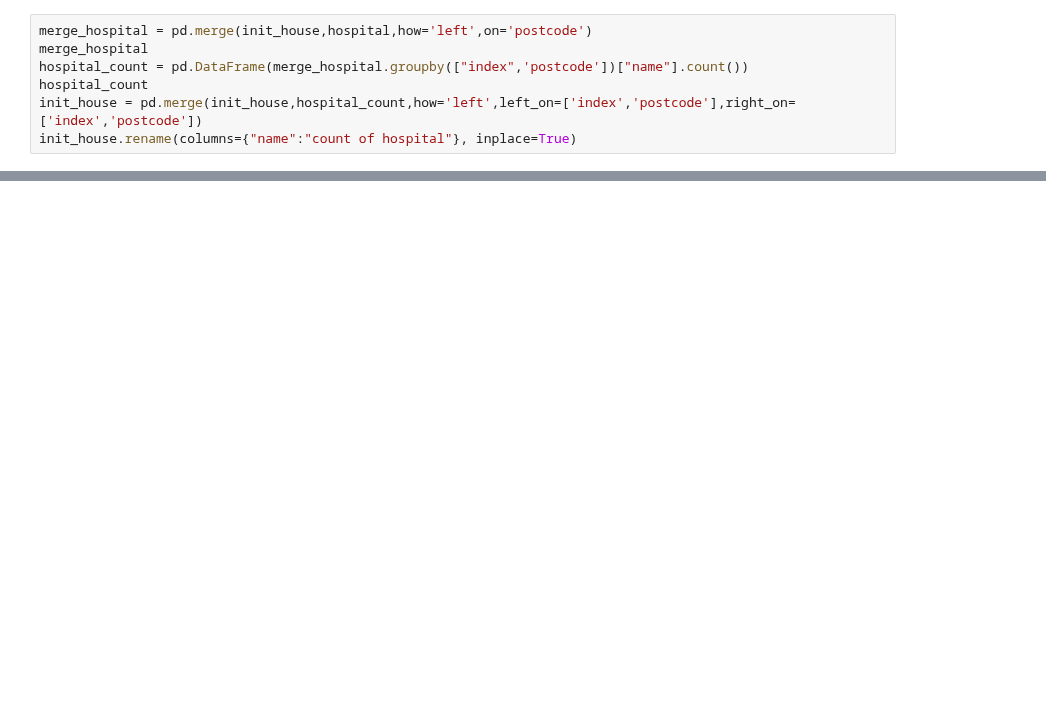
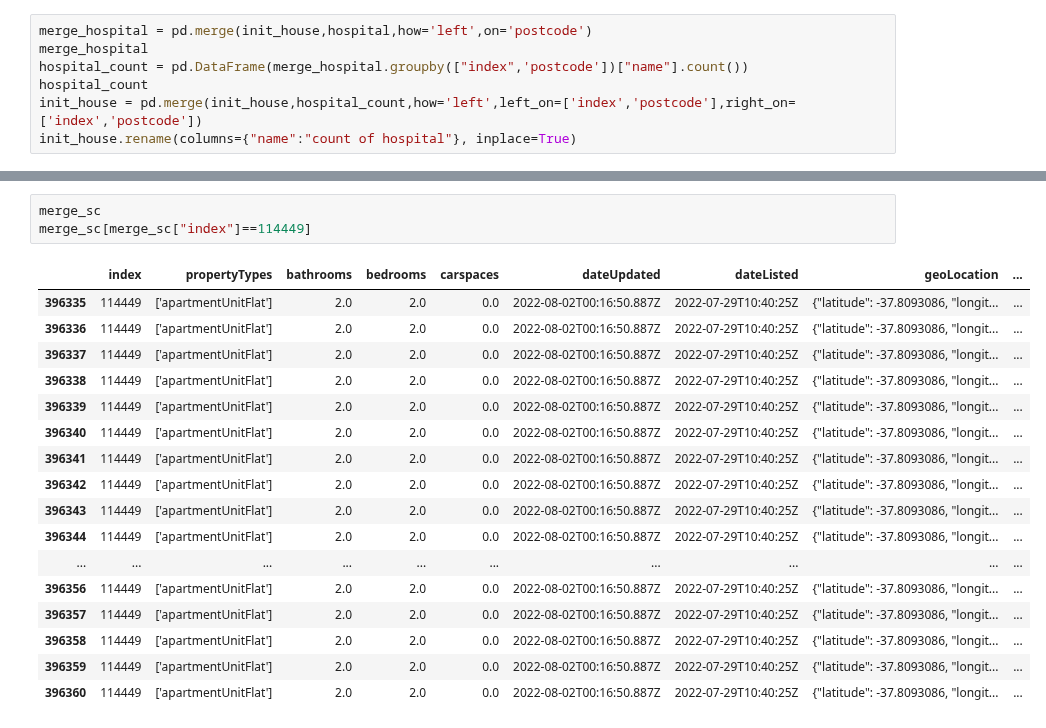
Before and after one commit to MAST30034-Applied-Data-Science/generic-real-estate-consulting-project-group-12, a Jupyter notebook: notebooks/merge.ipynb, the cells around one changed output, grey strips where cells are left out. Cells and saved outputs as stored; diff of their text form; blank space fills up the shorter version.

```diff
--- a/notebooks/merge.ipynb
+++ b/notebooks/merge.ipynb
@@ -126,0 +184,21 @@ init_house.rename(columns={"name":"count of hospital"}, inplace=True)
+# %%
+merge_sc
+merge_sc[merge_sc["index"]==114449]
+# %% [output]
+|  | index | propertyTypes | bathrooms | bedrooms | carspaces | dateUpdated | dateListed | geoLocation | ... |
+| 396335 | 114449 | ['apartmentUnitFlat'] | 2.0 | 2.0 | 0.0 | 2022-08-02T00:16:50.887Z | 2022-07-29T10:40:25Z | {"latitude": -37.8093086, "longit... | ... |
+| 396336 | 114449 | ['apartmentUnitFlat'] | 2.0 | 2.0 | 0.0 | 2022-08-02T00:16:50.887Z | 2022-07-29T10:40:25Z | {"latitude": -37.8093086, "longit... | ... |
+| 396337 | 114449 | ['apartmentUnitFlat'] | 2.0 | 2.0 | 0.0 | 2022-08-02T00:16:50.887Z | 2022-07-29T10:40:25Z | {"latitude": -37.8093086, "longit... | ... |
+| 396338 | 114449 | ['apartmentUnitFlat'] | 2.0 | 2.0 | 0.0 | 2022-08-02T00:16:50.887Z | 2022-07-29T10:40:25Z | {"latitude": -37.8093086, "longit... | ... |
+| 396339 | 114449 | ['apartmentUnitFlat'] | 2.0 | 2.0 | 0.0 | 2022-08-02T00:16:50.887Z | 2022-07-29T10:40:25Z | {"latitude": -37.8093086, "longit... | ... |
+| 396340 | 114449 | ['apartmentUnitFlat'] | 2.0 | 2.0 | 0.0 | 2022-08-02T00:16:50.887Z | 2022-07-29T10:40:25Z | {"latitude": -37.8093086, "longit... | ... |
+| 396341 | 114449 | ['apartmentUnitFlat'] | 2.0 | 2.0 | 0.0 | 2022-08-02T00:16:50.887Z | 2022-07-29T10:40:25Z | {"latitude": -37.8093086, "longit... | ... |
+| 396342 | 114449 | ['apartmentUnitFlat'] | 2.0 | 2.0 | 0.0 | 2022-08-02T00:16:50.887Z | 2022-07-29T10:40:25Z | {"latitude": -37.8093086, "longit... | ... |
+| 396343 | 114449 | ['apartmentUnitFlat'] | 2.0 | 2.0 | 0.0 | 2022-08-02T00:16:50.887Z | 2022-07-29T10:40:25Z | {"latitude": -37.8093086, "longit... | ... |
+| 396344 | 114449 | ['apartmentUnitFlat'] | 2.0 | 2.0 | 0.0 | 2022-08-02T00:16:50.887Z | 2022-07-29T10:40:25Z | {"latitude": -37.8093086, "longit... | ... |
+| ... | ... | ... | ... | ... | ... | ... | ... | ... | ... |
+| 396356 | 114449 | ['apartmentUnitFlat'] | 2.0 | 2.0 | 0.0 | 2022-08-02T00:16:50.887Z | 2022-07-29T10:40:25Z | {"latitude": -37.8093086, "longit... | ... |
+| 396357 | 114449 | ['apartmentUnitFlat'] | 2.0 | 2.0 | 0.0 | 2022-08-02T00:16:50.887Z | 2022-07-29T10:40:25Z | {"latitude": -37.8093086, "longit... | ... |
+| 396358 | 114449 | ['apartmentUnitFlat'] | 2.0 | 2.0 | 0.0 | 2022-08-02T00:16:50.887Z | 2022-07-29T10:40:25Z | {"latitude": -37.8093086, "longit... | ... |
+| 396359 | 114449 | ['apartmentUnitFlat'] | 2.0 | 2.0 | 0.0 | 2022-08-02T00:16:50.887Z | 2022-07-29T10:40:25Z | {"latitude": -37.8093086, "longit... | ... |
+| 396360 | 114449 | ['apartmentUnitFlat'] | 2.0 | 2.0 | 0.0 | 2022-08-02T00:16:50.887Z | 2022-07-29T10:40:25Z | {"latitude": -37.8093086, "longit... | ... |
```
Also changed, not shown: parts of 31 cells of this notebook, 3 other files.
